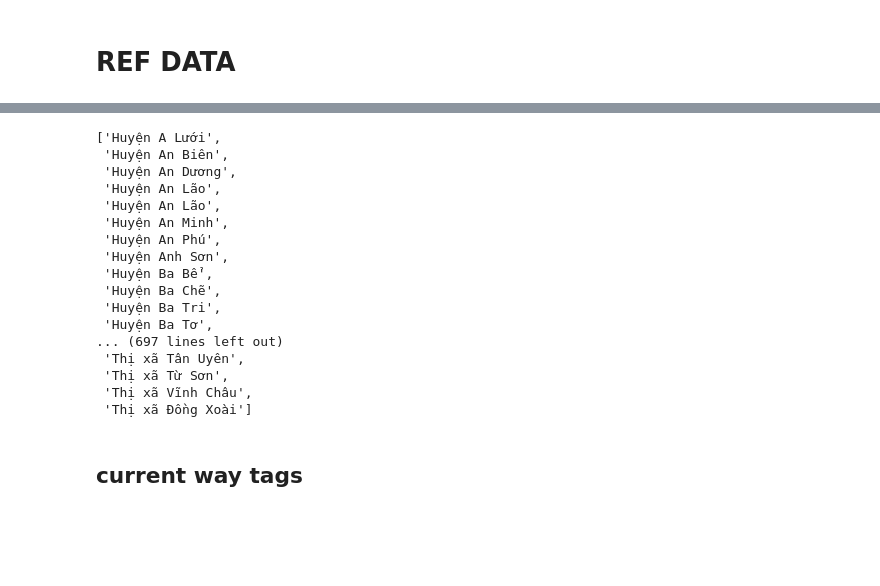
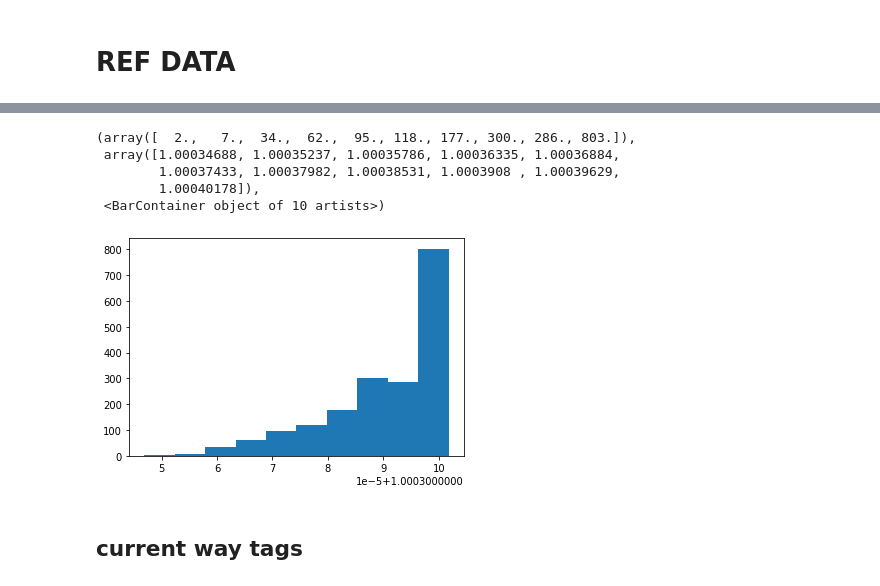
Before and after one commit to vnopenroads/roads-cba-py, a Jupyter notebook: notebooks/homogeneous-OSM_schema.ipynb, the cells around one changed output, grey strips where cells are left out. Cells and saved outputs as stored; diff of their text form; code cells hidden in the pictures; blank space fills up the shorter version.

```diff
--- a/notebooks/homogeneous-OSM_schema.ipynb
+++ b/notebooks/homogeneous-OSM_schema.ipynb
@@ -75,23 +79,26 @@ admin_names[admin_names.name_en=='Bac Me']
-# %%
-sorted(districts.district.tolist())
-# %% [output]
-['Huyện A Lưới',
- 'Huyện An Biên',
- 'Huyện An Dương',
- 'Huyện An Lão',
- 'Huyện An Lão',
- 'Huyện An Minh',
- 'Huyện An Phú',
- 'Huyện Anh Sơn',
- 'Huyện Ba Bể',
- 'Huyện Ba Chẽ',
- 'Huyện Ba Tri',
- 'Huyện Ba Tơ',
-... (697 lines left out)
- 'Thị xã Tân Uyên',
- 'Thị xã Từ Sơn',
- 'Thị xã Vĩnh Châu',
- 'Thị xã Đồng Xoài']
+# %%
+gdf_projected = gdf.to_crs(32648)
+# %%
+import geopandas as gpd
+import shapely
+from functools import partial
+import pyproj
+
+
+def calc_length(row):
+    shapely_geom = shapely.geometry.shape(row.geom)
+    return round(shapely_geom.length,4)
+
+gdf_projected['LengthJamie'] = gdf_projected.apply(calc_length,axis=1) / 1000
+
+plt.hist(gdf_projected['length_from_db']/ gdf_projected['LengthJamie'])
+# %% [output]
+(array([  2.,   7.,  34.,  62.,  95., 118., 177., 300., 286., 803.]),
+ array([1.00034688, 1.00035237, 1.00035786, 1.00036335, 1.00036884,
+        1.00037433, 1.00037982, 1.00038531, 1.0003908 , 1.00039629,
+        1.00040178]),
+ <BarContainer object of 10 artists>)
+[figure, added]
 # %% [markdown]
 ## current way tags
 # %%
```
Also changed, not shown: parts of 27 cells of this notebook, 3 other files.
